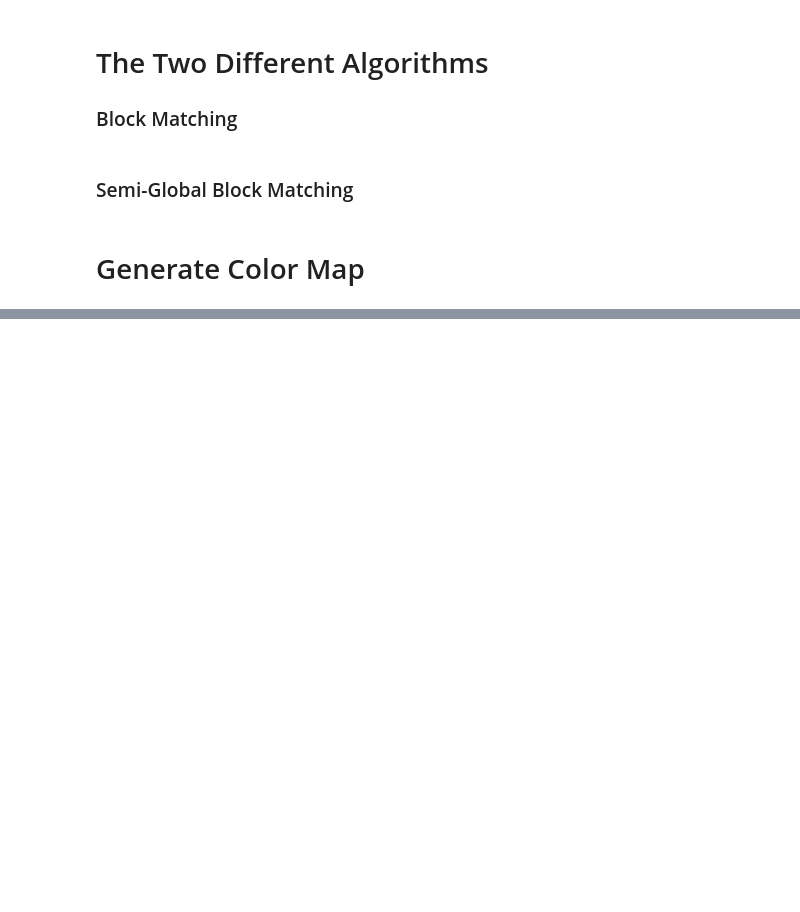
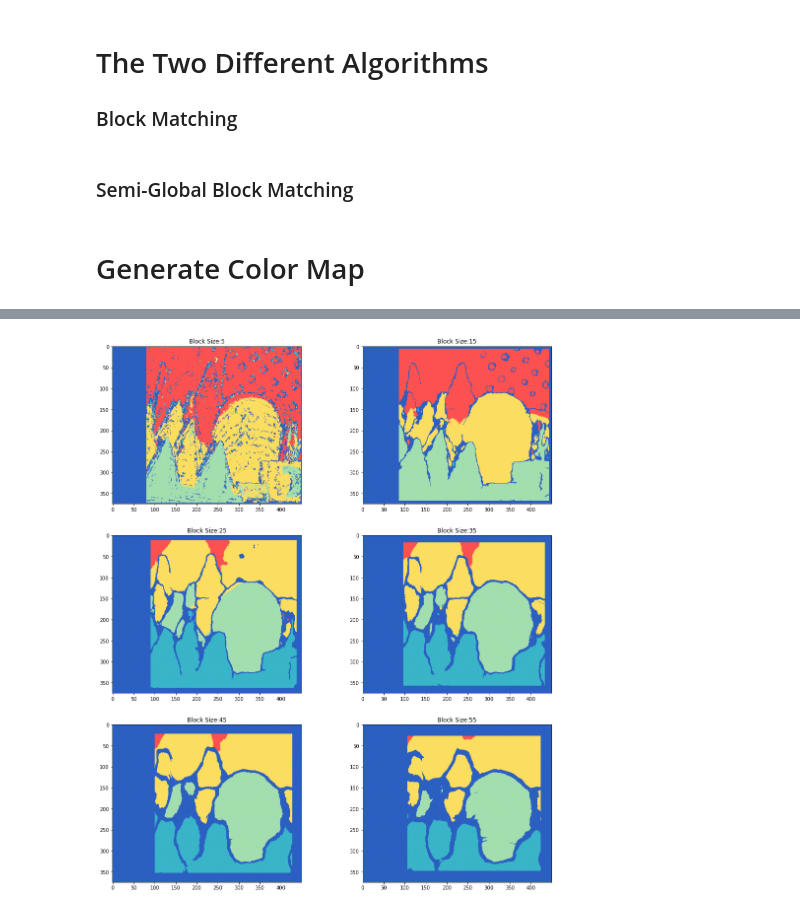
Before and after one commit to Dooomino/Stereoscopic-Demo, a Jupyter notebook: Example Code.ipynb, the cells around one changed output, grey strips where cells are left out. Drawn from its saved outputs; the diff is of its cells as text; code cells hidden in the pictures; blank space fills up the shorter version.

```diff
--- a/Example Code.ipynb
+++ b/Example Code.ipynb
@@ -85,0 +93,14 @@ def genColorMap(depth,colorPlatte):
+# %%
+N = 6
+fig ,axs =plt.subplots(N//2,2,figsize=(20*ratio,20))
+c=0
+for i in range(N//2):
+    for j in range(2):
+        bs = 5+2*(N-1)*c
+        depth = genDepthBM(imgL,imgR,number_dispisparities=numberDisp, block_size=bs)
+        axs[i][j].imshow(genColorMap(depth,Colors))
+        axs[i][j].set_title("Block Size:"+str(bs))
+        c+=1
+plt.show()
+# %% [output]
+[figure, added]
```
Also changed, not shown: parts of 18 cells of this notebook.
